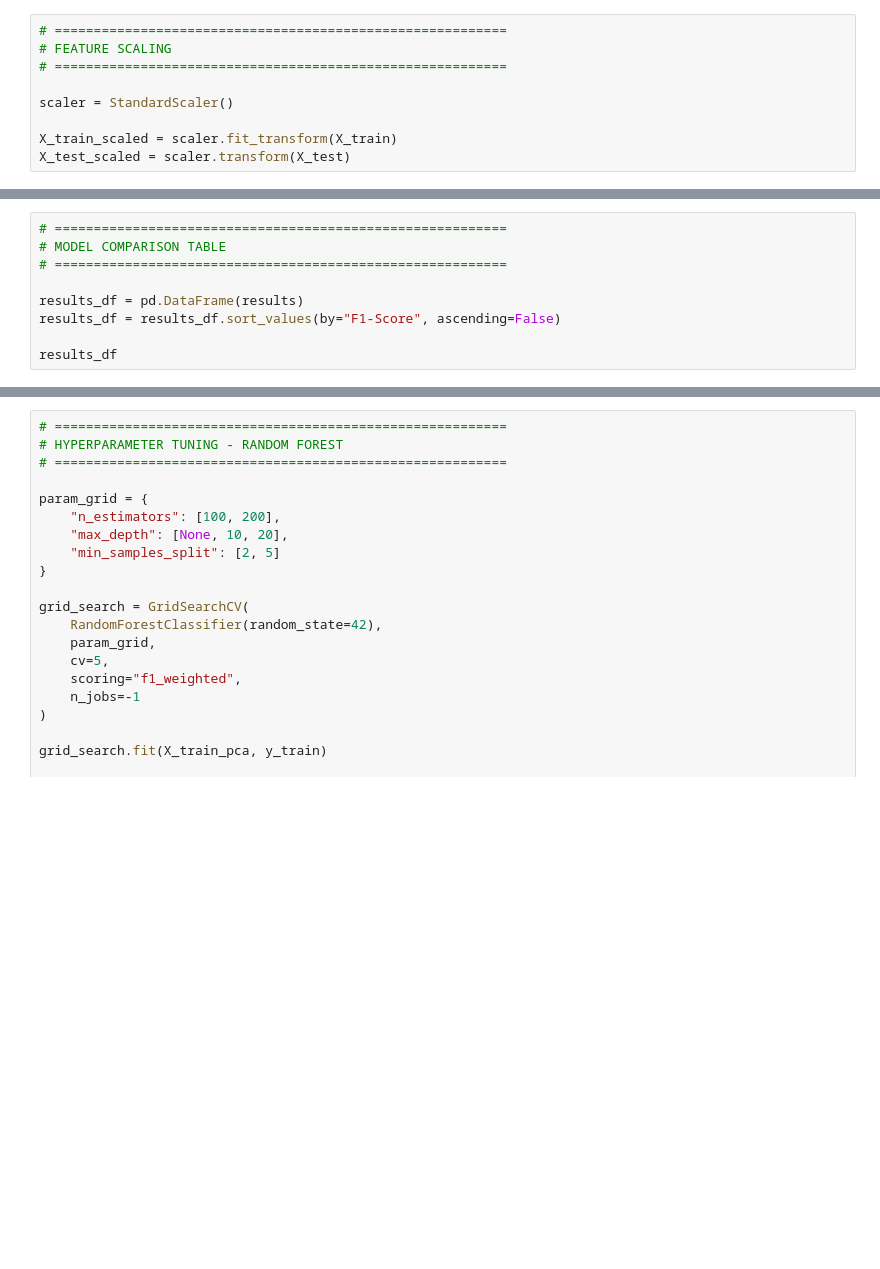
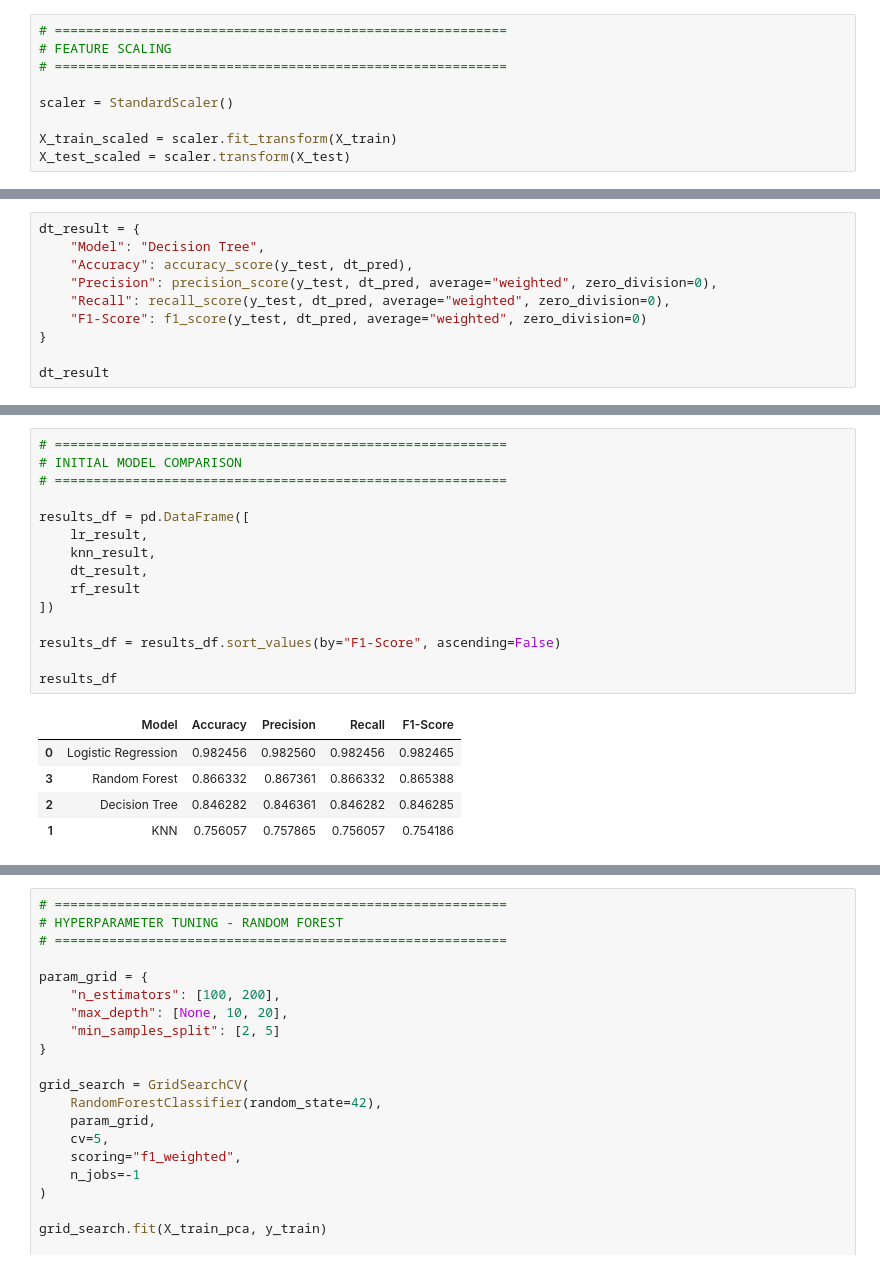
Before and after one commit to maybraniswe/Retail-Store-Sales-Analysis-and-Prediction, a Jupyter notebook: Retail_Store_Sales_Analysis_and_Prediction.ipynb, the cells around one changed output, grey strips where cells are left out. Drawn from its saved outputs; the diff is of its cells as text; blank space fills up the shorter version.

```diff
--- a/Retail_Store_Sales_Analysis_and_Prediction.ipynb
+++ b/Retail_Store_Sales_Analysis_and_Prediction.ipynb
@@ -678,0 +887,10 @@ for name, model in models.items():
+# %%
+dt_result = {
+    "Model": "Decision Tree",
+    "Accuracy": accuracy_score(y_test, dt_pred),
+    "Precision": precision_score(y_test, dt_pred, average="weighted", zero_division=0),
+    "Recall": recall_score(y_test, dt_pred, average="weighted", zero_division=0),
+    "F1-Score": f1_score(y_test, dt_pred, average="weighted", zero_division=0)
+}
+
+dt_result
@@ -679,10 +941,22 @@ for name, model in models.items():
 # %%
 # ==========================================================
-# MODEL COMPARISON TABLE
+# INITIAL MODEL COMPARISON
 # ==========================================================
 
-results_df = pd.DataFrame(results)
+results_df = pd.DataFrame([
+    lr_result,
+    knn_result,
+    dt_result,
+    rf_result
+])
+
 results_df = results_df.sort_values(by="F1-Score", ascending=False)
 
 results_df
+# %% [output]
+|  | Model | Accuracy | Precision | Recall | F1-Score |
+| 0 | Logistic Regression | 0.982456 | 0.982560 | 0.982456 | 0.982465 |
+| 3 | Random Forest | 0.866332 | 0.867361 | 0.866332 | 0.865388 |
+| 2 | Decision Tree | 0.846282 | 0.846361 | 0.846282 | 0.846285 |
+| 1 | KNN | 0.756057 | 0.757865 | 0.756057 | 0.754186 |
 # %%
```
Also changed, not shown: parts of 52 cells of this notebook.
